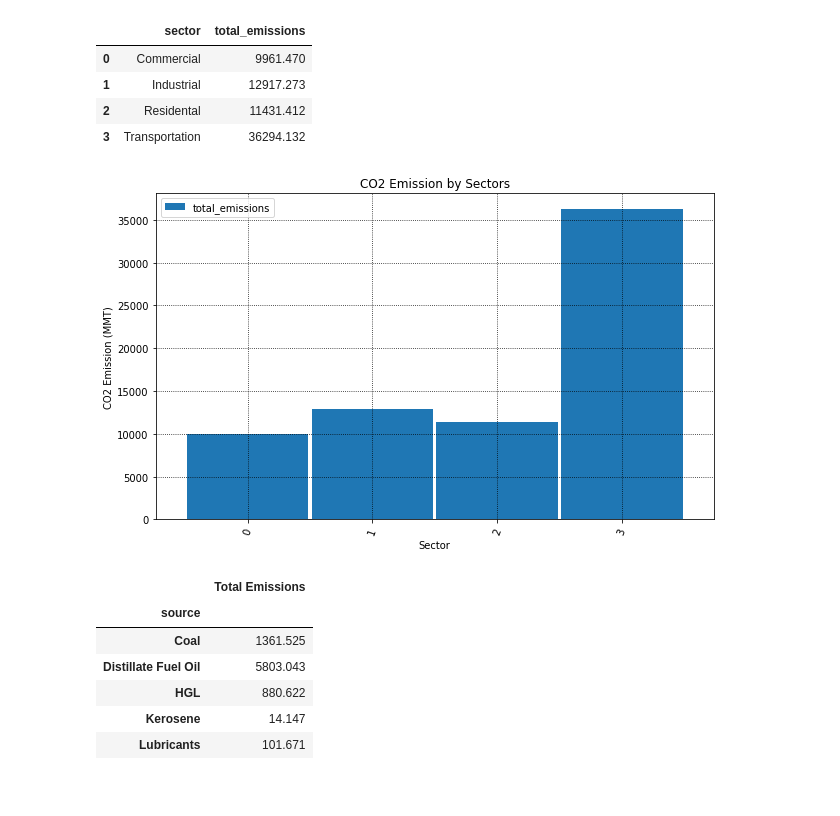
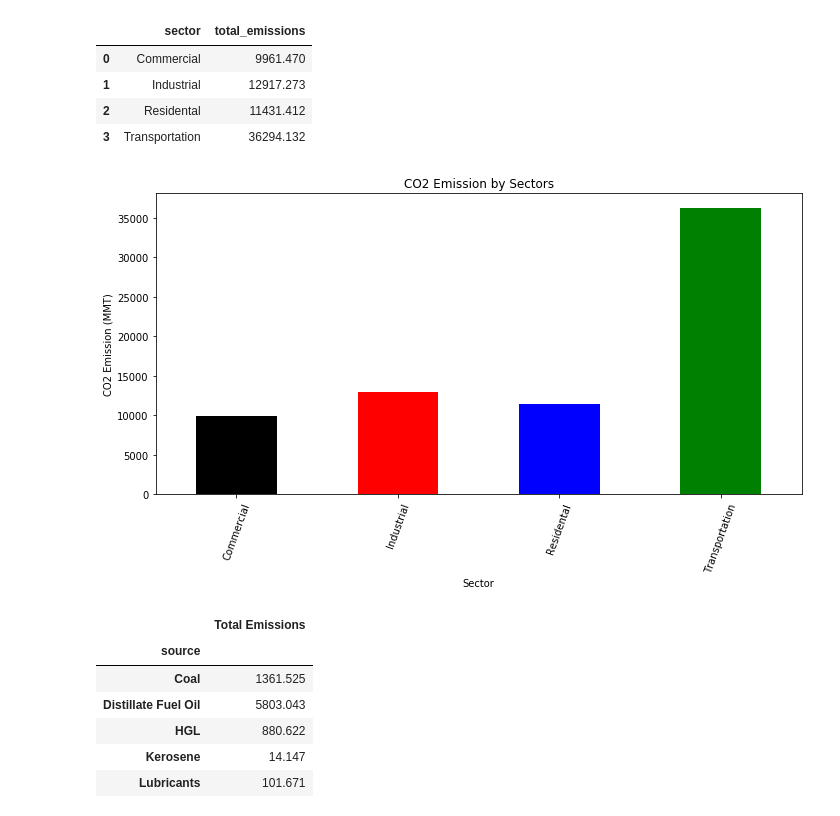
Before and after one commit to DanielMJones2005/Project-1, a Jupyter notebook: work_files/DataVisualization.ipynb, the cells around one changed output. Cells and saved outputs as stored; diff of their text form; code cells hidden in the pictures; blank space fills up the shorter version.

```diff
--- a/work_files/DataVisualization.ipynb
+++ b/work_files/DataVisualization.ipynb
@@ -12,6 +14,6 @@ warnings.filterwarnings('ignore')
 # %%
 # Read School and Student Data File and store into Pandas Data Frames
-co2_ems_df = pd.read_csv("Resources/CO2Ems10YrResIndComTrn.csv")
+co2_ems_df = pd.read_csv("CO2Ems10YrResIndComTrn.csv")
 co2_ems_df = co2_ems_df[["sector", "source", "year", "value"]]
 co2_ems_df = co2_ems_df.loc[co2_ems_df["source"] != "Total Energy" ]
 
@@ -114,23 +115,29 @@ co2_ems_10Y_gdf1
 | 2 | Residental | 11431.412 |
 | 3 | Transportation | 36294.132 |
 # %%
-# plt.figsize=(12, 12)
-ax = co2_ems_10Y_gdf1.plot(kind='bar', width=.975, figsize=(10, 6))
+# my_colors = list(islice(cycle(['black', 'red', 'blue', 'green']), None, len(co2_ems_10Y_gdf1))) color=my_colors,
+ax = co2_ems_10Y_gdf1.plot(x= 'sector',
+                           y='total_emissions',
+                           kind='bar',
+                           title="CO2 Emission by Sectors",
+                           color = ({'b','r','g','k'}),
+                           figsize=(10, 6))
 # ax.figure(figsize=(12, 8))
-ax.set_title("CO2 Emission by Sectors")
+#ax.set_title("CO2 Emission by Sectors")
 ax.set_xlabel("Sector")
 ax.set_ylabel("CO2 Emission (MMT)")
 # x_labels = pd.Series((v[1] for v in co2_ems_10Y_gdf1))
 # ax.set_xticklabels(x_labels)
-plt.grid(b=True, which='major', color='black', linestyle=':')
+#plt.grid(b=True, which='major', color='black', linestyle=':')
 plt.xticks(rotation=70)
-# plt.legend(handlelength=1.)
+plt.legend().remove()
 # for i, txt in enumerate(co2_ems_10Y_gdf1.total_emissions):
 #     ax.annotate(txt, (co2_ems_10Y_gdf1.sector.iat[i],co2_ems_10Y_gdf1.total_emissions.iat[i]))
-plt.savefig("CO2EmissionBySector.png")
+plt.tight_layout()
+plt.savefig("CO2EmissionBySectorTL.png")
 plt.show()
 # %% [output]
-[figure, old version]
+[figure, new version]
 # %%
 co2_ems_10Y_gbso_df = co2_ems_nosingle_df.groupby(["source"])["value"].sum()
 
```
Also changed, not shown: parts of 20 cells of this notebook.
